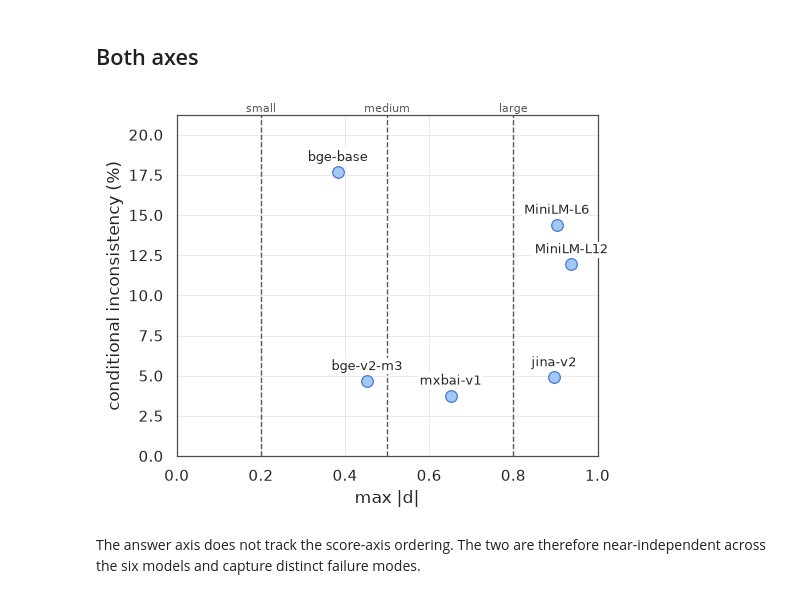
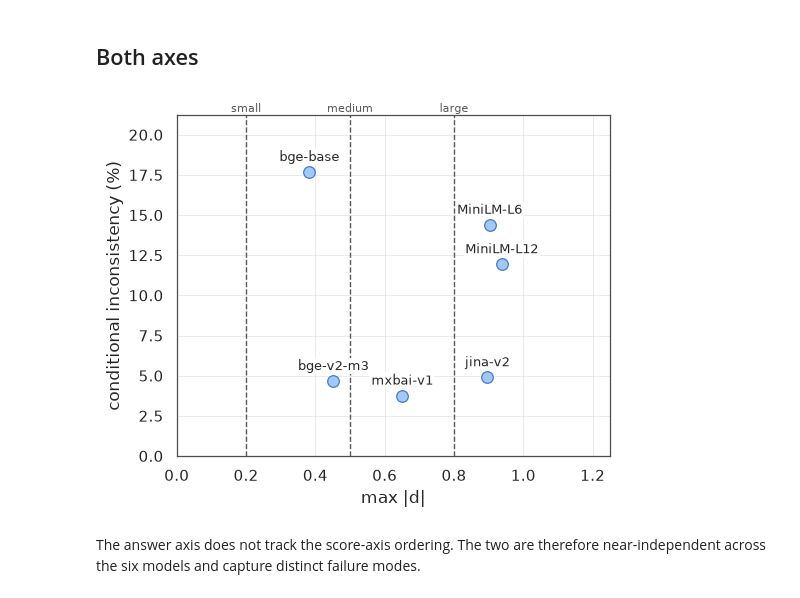
Before and after one commit to foad/format-sensitivity-reranking, a Jupyter notebook: notebooks/h1/h1_analysis.ipynb, the cells around one changed output. Saved outputs shown, nothing was run; the diff lists cells and outputs as text; code cells hidden in the pictures.

```diff
--- a/notebooks/h1/h1_analysis.ipynb
+++ b/notebooks/h1/h1_analysis.ipynb
@@ -290,35 +290,37 @@ ax.scatter(
     edgecolor=BAR_EDGE,
     linewidth=0.9,
     zorder=3,
 )
 for label, row in axes.iterrows():
     ax.annotate(
         label,
         (row["max_abs_d"], row["inconsistency_pct"]),
         textcoords="offset points",
         xytext=(0, 8),
         ha="center",
         fontsize=9,
         bbox={"facecolor": "white", "edgecolor": "none", "pad": 1},
     )
 for level, name in D_THRESHOLDS:
     ax.axvline(level, color=RULE, ls="--", lw=1, zorder=1)
     ax.text(
         level,
         1.01,
         name,
         color=RULE,
         fontsize=8,
         ha="center",
         transform=ax.get_xaxis_transform(),
     )
 ax.set_xlabel("max |d|")
 ax.set_ylabel("conditional inconsistency (%)")
-ax.set_xlim(0, 1.0)
+# Held at the limit the split-draw sweep needs, so the two figures can be read
+# side by side. See notebooks/h1/h1_seed_sweep.ipynb.
+ax.set_xlim(0, 1.25)
 ax.set_ylim(0, axes["inconsistency_pct"].max() * 1.2)
 save(fig, "both_axes")
 # %% [output]
-[figure, old version]
+[figure, new version]
 # %% [markdown]
 The answer axis does not track the score-axis ordering. The two are
 therefore near-independent across the six models and capture distinct
```
Also changed, not shown: 11 other files.
